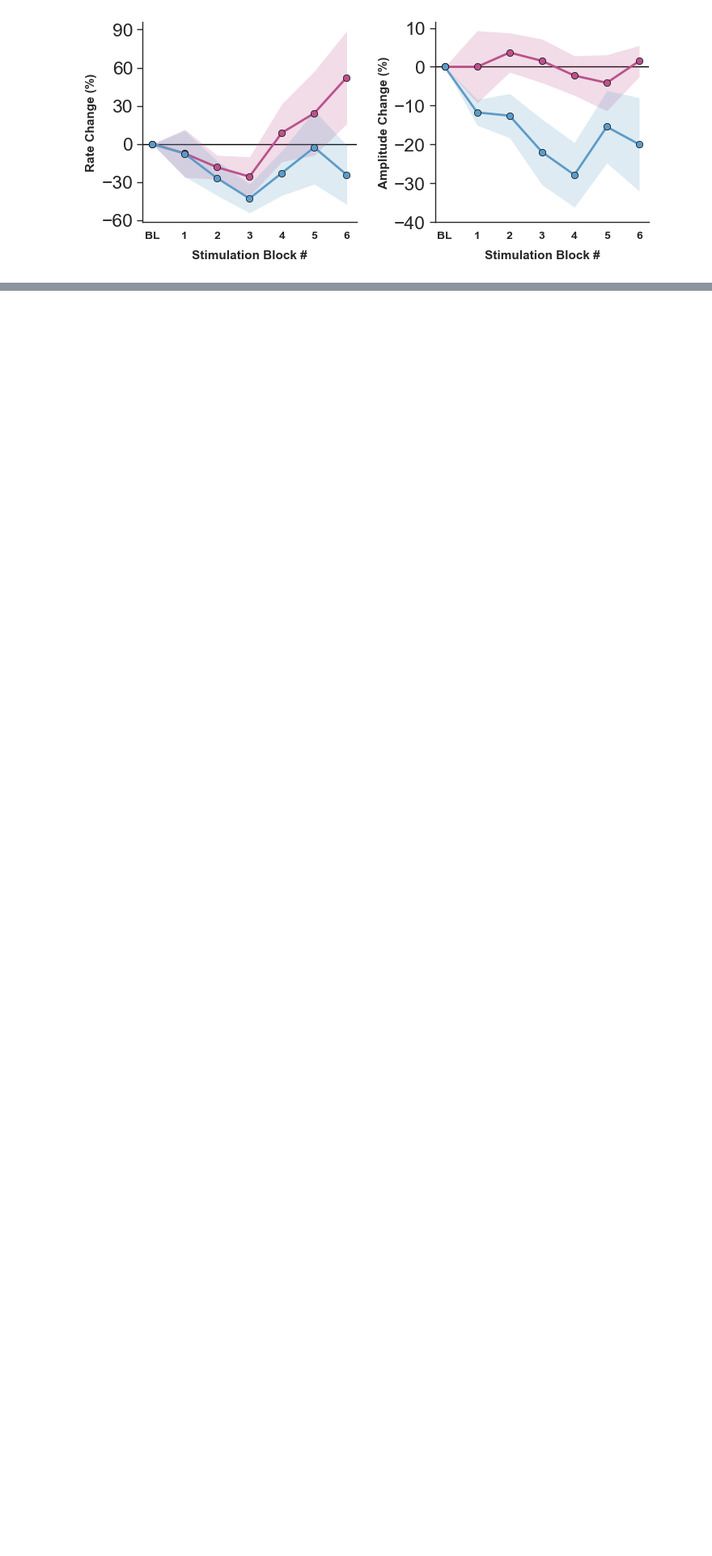
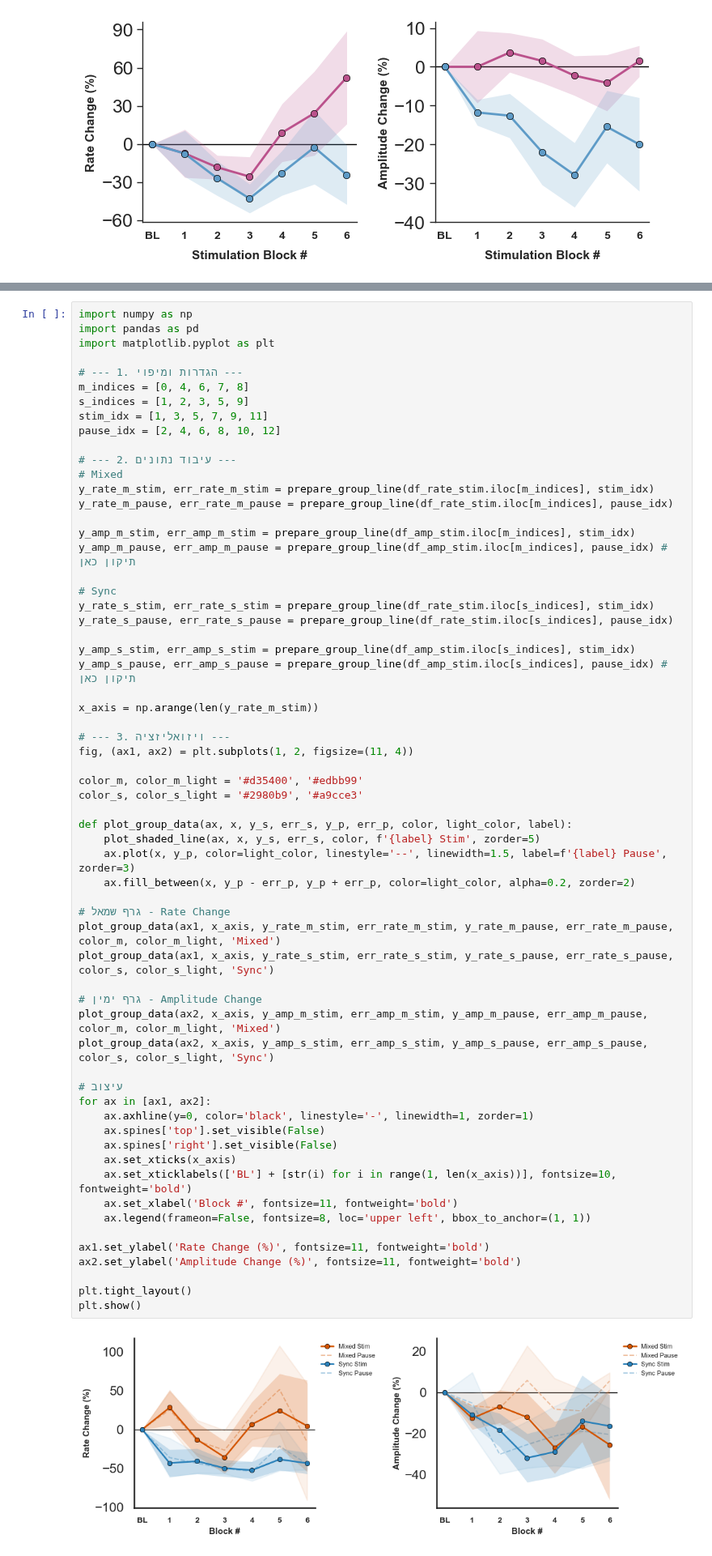
Before and after one commit to Falach/spikes_stim, a Jupyter notebook: paper/final_figuresV2.ipynb, the cells around one changed output, grey strips where cells are left out. Shown at 81% size. Cells and saved outputs as stored; diff of their text form; blank space fills up the shorter version.

```diff
--- a/paper/final_figuresV2.ipynb
+++ b/paper/final_figuresV2.ipynb
@@ -399,0 +483,64 @@ plt.show()
+# %%
+import numpy as np
+import pandas as pd
+import matplotlib.pyplot as plt
+
+# --- 1. הגדרות ומיפוי ---
+m_indices = [0, 4, 6, 7, 8]
+s_indices = [1, 2, 3, 5, 9]
+stim_idx = [1, 3, 5, 7, 9, 11]
+pause_idx = [2, 4, 6, 8, 10, 12]
+
+# --- 2. עיבוד נתונים ---
+# Mixed
+y_rate_m_stim, err_rate_m_stim = prepare_group_line(df_rate_stim.iloc[m_indices], stim_idx)
+y_rate_m_pause, err_rate_m_pause = prepare_group_line(df_rate_stim.iloc[m_indices], pause_idx)
+
+y_amp_m_stim, err_amp_m_stim = prepare_group_line(df_amp_stim.iloc[m_indices], stim_idx)
+y_amp_m_pause, err_amp_m_pause = prepare_group_line(df_amp_stim.iloc[m_indices], pause_idx) # תיקון כאן
+
+# Sync
+y_rate_s_stim, err_rate_s_stim = prepare_group_line(df_rate_stim.iloc[s_indices], stim_idx)
+y_rate_s_pause, err_rate_s_pause = prepare_group_line(df_rate_stim.iloc[s_indices], pause_idx)
+
+y_amp_s_stim, err_amp_s_stim = prepare_group_line(df_amp_stim.iloc[s_indices], stim_idx)
+y_amp_s_pause, err_amp_s_pause = prepare_group_line(df_amp_stim.iloc[s_indices], pause_idx) # תיקון כאן
+
+x_axis = np.arange(len(y_rate_m_stim))
+
+# --- 3. ויזואליזציה ---
+fig, (ax1, ax2) = plt.subplots(1, 2, figsize=(11, 4))
+
+color_m, color_m_light = '#d35400', '#edbb99'
+color_s, color_s_light = '#2980b9', '#a9cce3'
+
+def plot_group_data(ax, x, y_s, err_s, y_p, err_p, color, light_color, label):
+    plot_shaded_line(ax, x, y_s, err_s, color, f'{label} Stim', zorder=5)
+    ax.plot(x, y_p, color=light_color, linestyle='--', linewidth=1.5, label=f'{label} Pause', zorder=3)
+    ax.fill_between(x, y_p - err_p, y_p + err_p, color=light_color, alpha=0.2, zorder=2)
+
+# גרף שמאל - Rate Change
+plot_group_data(ax1, x_axis, y_rate_m_stim, err_rate_m_stim, y_rate_m_pause, err_rate_m_pause, color_m, color_m_light, 'Mixed')
+plot_group_data(ax1, x_axis, y_rate_s_stim, err_rate_s_stim, y_rate_s_pause, err_rate_s_pause, color_s, color_s_light, 'Sync')
+
+# גרף ימין - Amplitude Change
+plot_group_data(ax2, x_axis, y_amp_m_stim, err_amp_m_stim, y_amp_m_pause, err_amp_m_pause, color_m, color_m_light, 'Mixed')
+plot_group_data(ax2, x_axis, y_amp_s_stim, err_amp_s_stim, y_amp_s_pause, err_amp_s_pause, color_s, color_s_light, 'Sync')
+
+# עיצוב
+for ax in [ax1, ax2]:
+    ax.axhline(y=0, color='black', linestyle='-', linewidth=1, zorder=1)
+    ax.spines['top'].set_visible(False)
+    ax.spines['right'].set_visible(False)
+    ax.set_xticks(x_axis)
+    ax.set_xticklabels(['BL'] + [str(i) for i in range(1, len(x_axis))], fontsize=10, fontweight='bold')
+    ax.set_xlabel('Block #', fontsize=11, fontweight='bold')
+    ax.legend(frameon=False, fontsize=8, loc='upper left', bbox_to_anchor=(1, 1))
+
+ax1.set_ylabel('Rate Change (%)', fontsize=11, fontweight='bold')
+ax2.set_ylabel('Amplitude Change (%)', fontsize=11, fontweight='bold')
+
+plt.tight_layout()
+plt.show()
+# %% [output]
+[figure, added]
```
Also changed, not shown: parts of 41 cells of this notebook.
